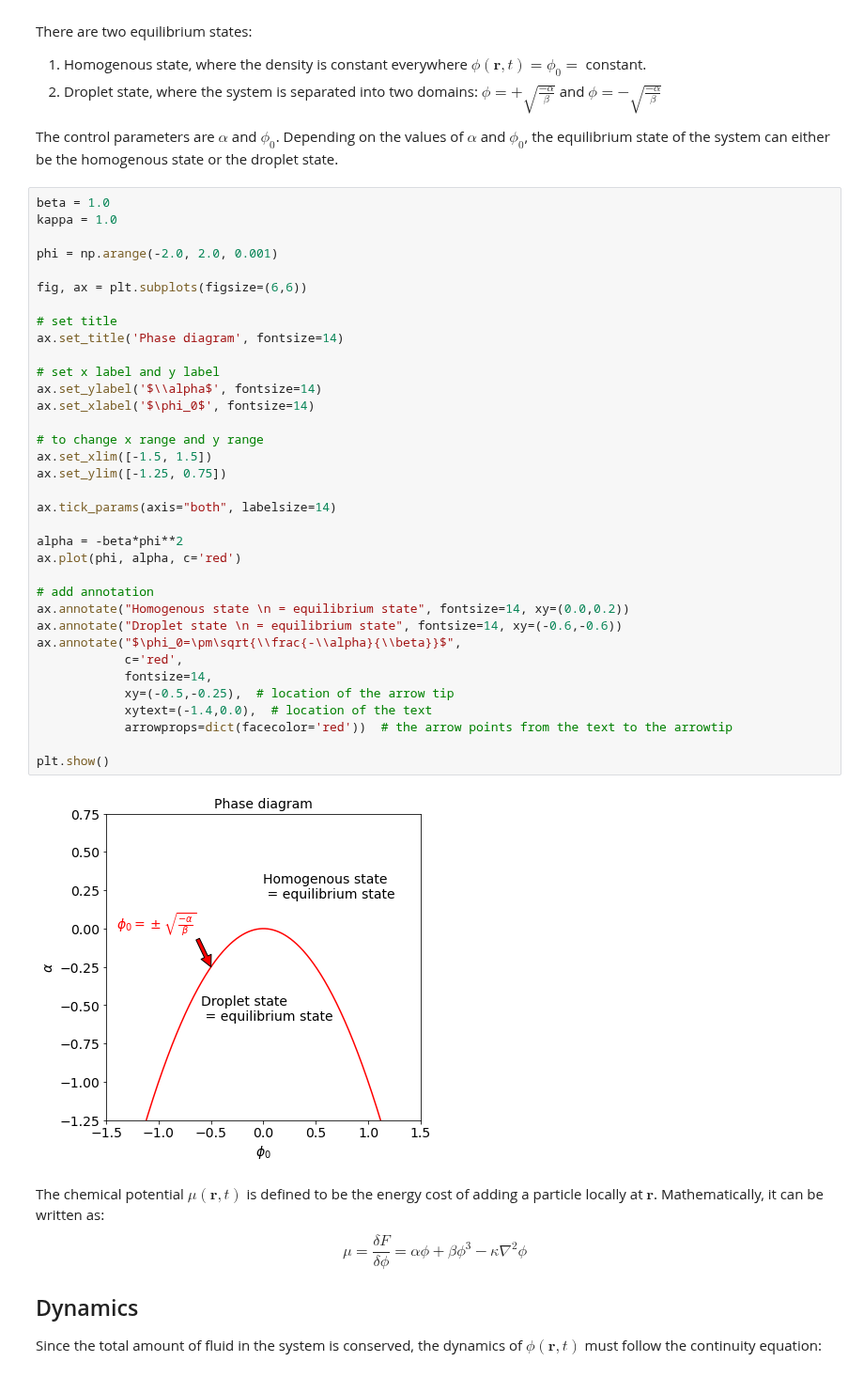
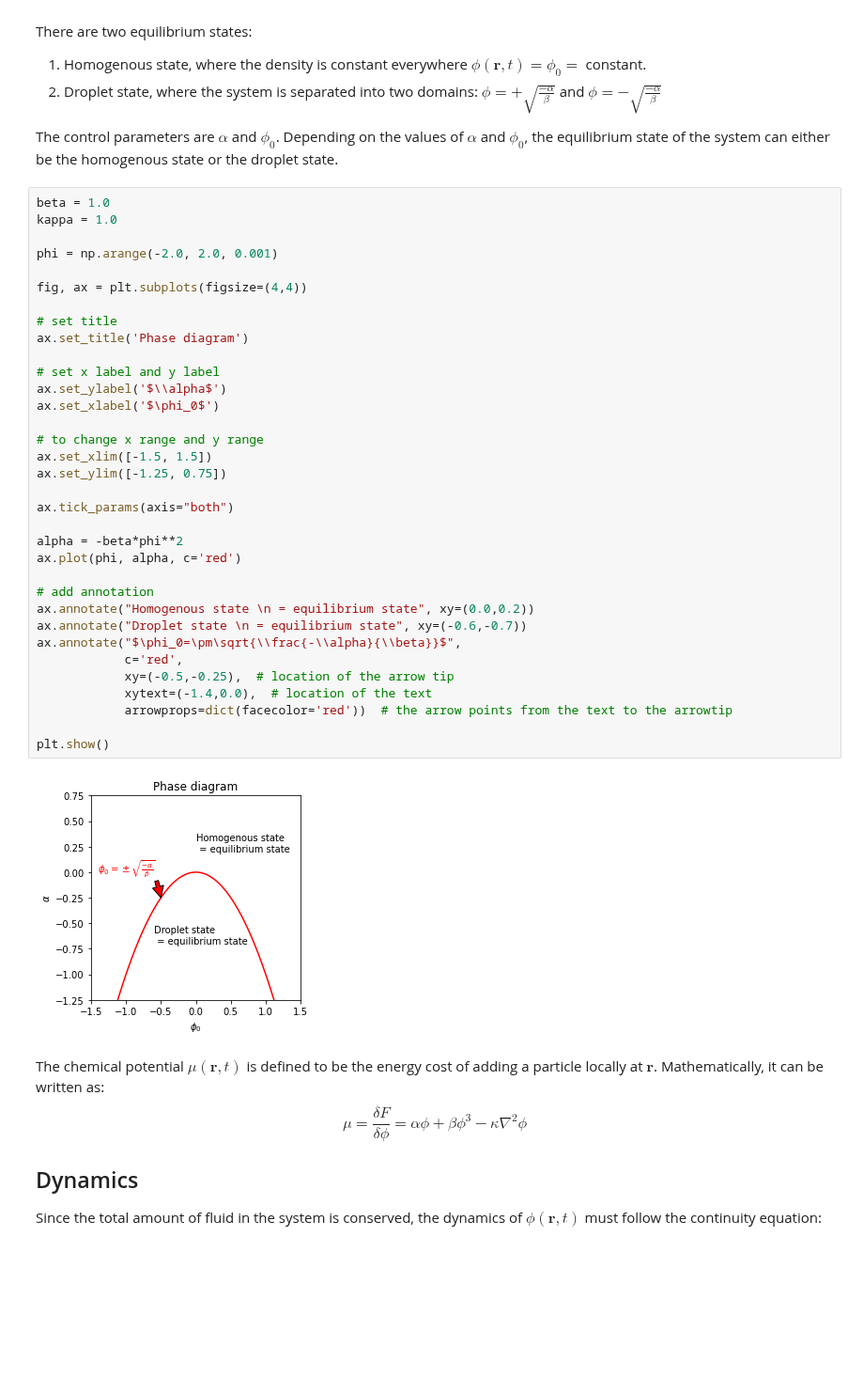
Before and after one commit to elsentjhung/cahn-hilliard-coarsening, a Jupyter notebook: cahn_hilliard.ipynb, the cells around one changed output. Shown at 94% size. Cells and saved outputs as stored; diff of their text form; blank space fills up the shorter version.

```diff
--- a/cahn_hilliard.ipynb
+++ b/cahn_hilliard.ipynb
@@ -82,40 +82,39 @@ Depending on the values of $\alpha$ and $\phi_0$, the equilibrium state of the s
 # %%
 beta = 1.0
 kappa = 1.0
 
 phi = np.arange(-2.0, 2.0, 0.001)
 
-fig, ax = plt.subplots(figsize=(6,6))
+fig, ax = plt.subplots(figsize=(4,4))
 
 # set title
-ax.set_title('Phase diagram', fontsize=14)
+ax.set_title('Phase diagram')
 
 # set x label and y label
-ax.set_ylabel('$\\alpha$', fontsize=14)
-ax.set_xlabel('$\phi_0$', fontsize=14)
+ax.set_ylabel('$\\alpha$')
+ax.set_xlabel('$\phi_0$')
 
 # to change x range and y range
 ax.set_xlim([-1.5, 1.5])
 ax.set_ylim([-1.25, 0.75])
 
-ax.tick_params(axis="both", labelsize=14)
+ax.tick_params(axis="both")
 
 alpha = -beta*phi**2
 ax.plot(phi, alpha, c='red')
 
 # add annotation
-ax.annotate("Homogenous state \n = equilibrium state", fontsize=14, xy=(0.0,0.2))
-ax.annotate("Droplet state \n = equilibrium state", fontsize=14, xy=(-0.6,-0.6))
+ax.annotate("Homogenous state \n = equilibrium state", xy=(0.0,0.2))
+ax.annotate("Droplet state \n = equilibrium state", xy=(-0.6,-0.7))
 ax.annotate("$\phi_0=\pm\sqrt{\\frac{-\\alpha}{\\beta}}$",
             c='red',
-            fontsize=14,
             xy=(-0.5,-0.25),  # location of the arrow tip
             xytext=(-1.4,0.0),  # location of the text
             arrowprops=dict(facecolor='red'))  # the arrow points from the text to the arrowtip
 
 plt.show()
 # %% [output]
-[figure, old version]
+[figure, new version]
 # %% [markdown]
 The chemical potential $\mu(\mathbf{r},t)$ is defined to be the energy cost of adding a particle locally at $\mathbf{r}$.
 Mathematically, it can be written as:
```
Also changed, not shown: parts of 4 cells of this notebook, 1 other file.
